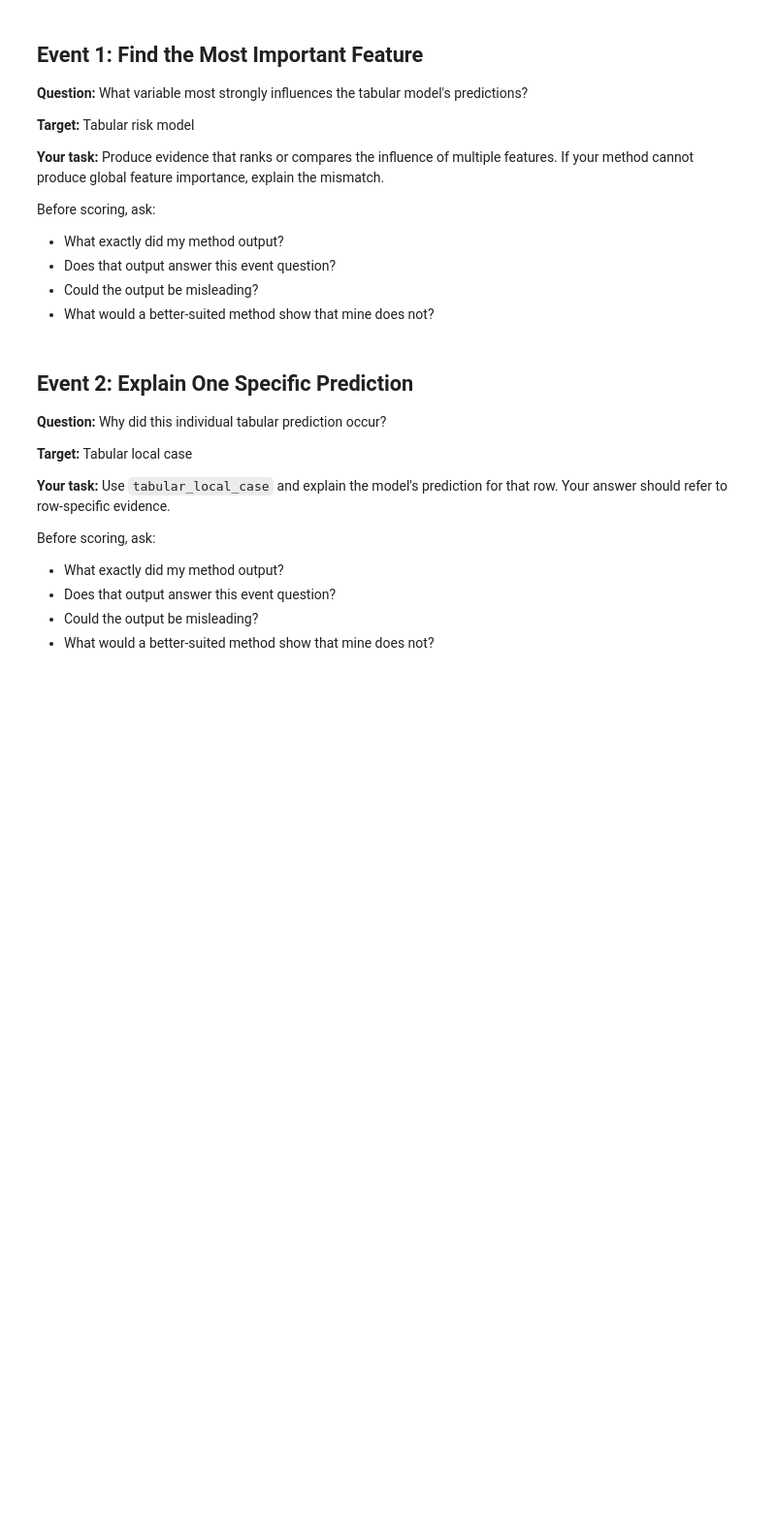
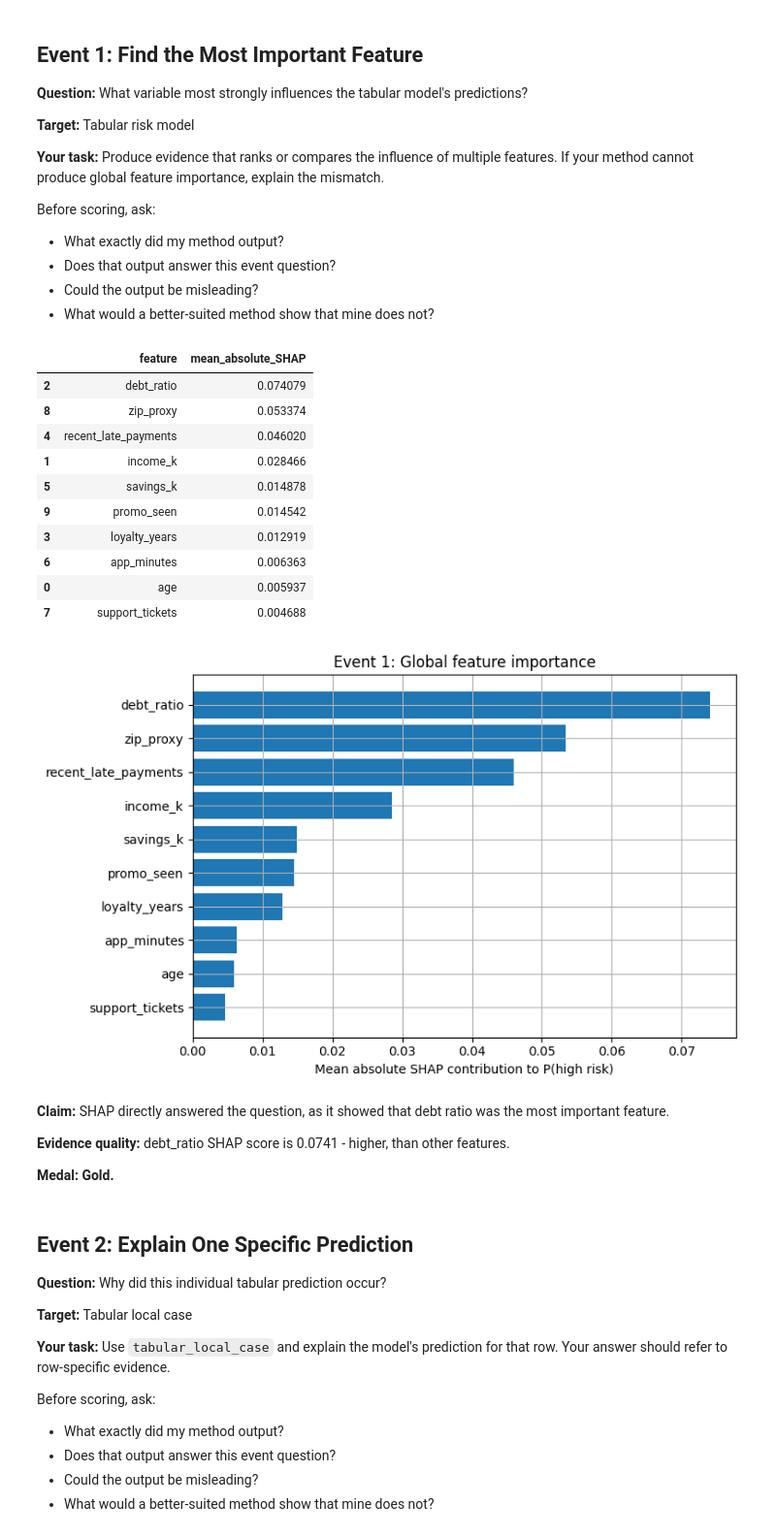
Before and after one commit to eugeniatate-duke/XAI-decathlon, a Jupyter notebook: xai_decathlon_shap.ipynb, the cells around one changed output. Shown at 97% size. Drawn from its saved outputs; the diff is of its cells as text; code cells hidden in the pictures; blank space fills up the shorter version.

```diff
--- a/xai_decathlon_shap.ipynb
+++ b/xai_decathlon_shap.ipynb
@@ -530,0 +598,12 @@ display(event_guide)
+# %%
+# adding a TreeExplainer since the risk model is a random forest
+tabular_explainer = shap.TreeExplainer(
+    risk_model,
+    feature_perturbation="tree_path_dependent"
+)
+
+# calc feature contributions for every applicant in test set
+shap_values = tabular_explainer.shap_values(X_test)
+
+print("SHAP values shape:", shap_values.shape)
+print("Model class order:", risk_model.classes_)
@@ -569,3 +639,53 @@ Before scoring, ask:
+# %%
+# Event 1: adapting SHAP
+
+# select all applicants and all features
+shap_high_risk = shap_values[:, :, 1]
+
+# each feature's avg contribution
+mean_importance = np.abs(shap_high_risk).mean(axis=0)
+
+importance_table = pd.DataFrame({
+    "feature": feature_names,
+    "mean_absolute_SHAP": mean_importance
+})
+
+# org and display by most influential features
+importance_table = importance_table.sort_values(
+    "mean_absolute_SHAP",
+    ascending=False
+)
+display(importance_table)
+
+plt.figure(figsize=(8, 5))
+plt.barh(
+    importance_table["feature"],
+    importance_table["mean_absolute_SHAP"]
+)
+plt.gca().invert_yaxis()
+plt.xlabel("Mean absolute SHAP contribution to P(high risk)")
+plt.title("Event 1: Global feature importance")
+plt.tight_layout()
+plt.show()
+# %% [output]
+|  | feature | mean_absolute_SHAP |
+| 2 | debt_ratio | 0.074079 |
+| 8 | zip_proxy | 0.053374 |
+| 4 | recent_late_payments | 0.046020 |
+| 1 | income_k | 0.028466 |
+| 5 | savings_k | 0.014878 |
+| 9 | promo_seen | 0.014542 |
+| 3 | loyalty_years | 0.012919 |
+| 6 | app_minutes | 0.006363 |
+| 0 | age | 0.005937 |
+| 7 | support_tickets | 0.004688 |
+[figure, added]
+# %% [markdown]
+**Claim:** SHAP directly answered the question, as it showed that debt ratio was the most important feature.
+
+**Evidence quality:** debt_ratio SHAP score is 0.0741 - higher, than other features.
+
+**Medal: Gold.**
 # %% [markdown]
 ## Event 2: Explain One Specific Prediction
 
```
Also changed, not shown: parts of 17 cells of this notebook.
